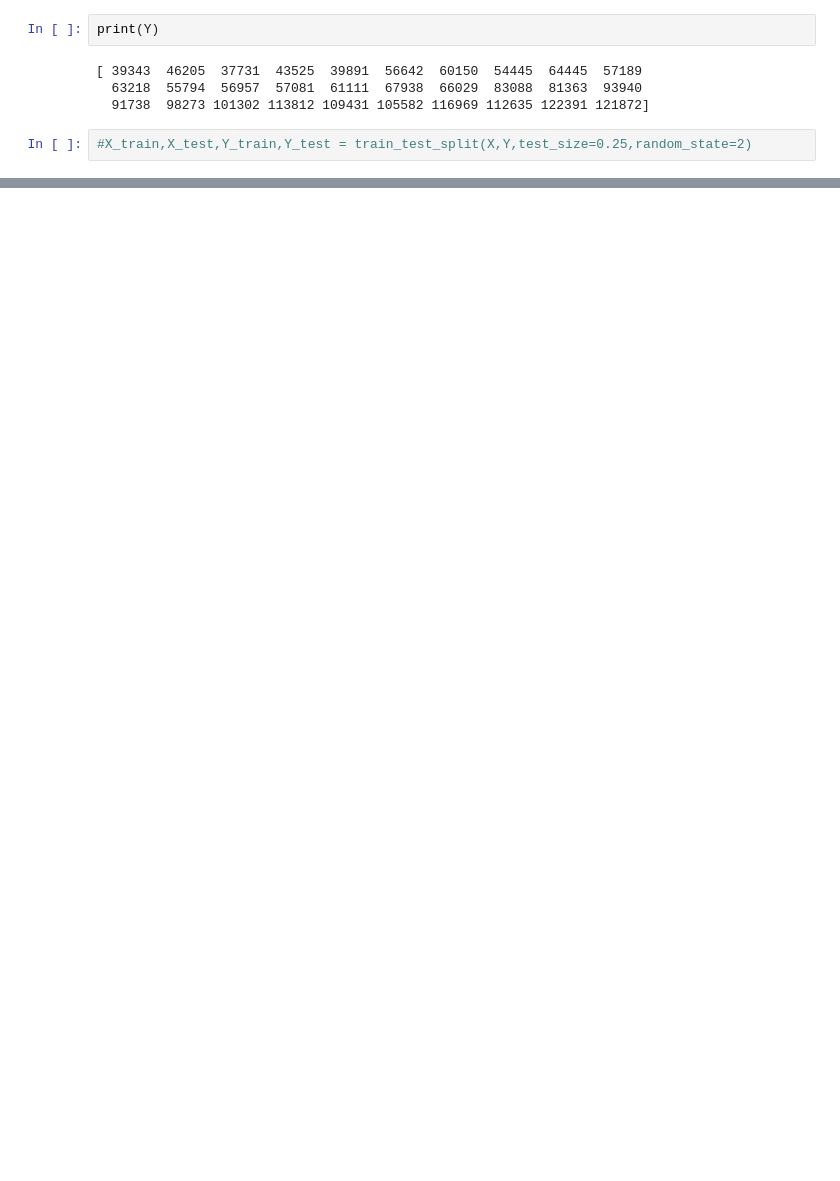
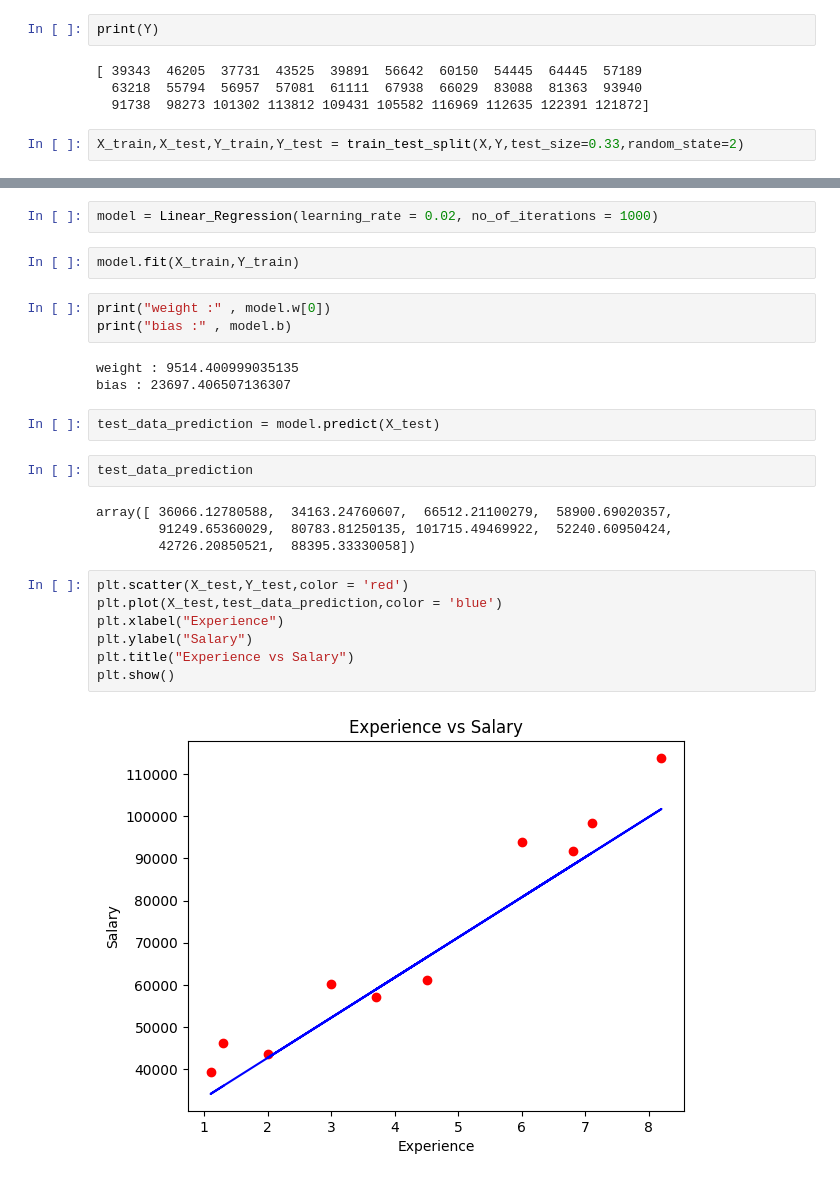
Before and after one commit to BibekRai44/basic-ml-project, a Jupyter notebook: linear-regression.ipynb, the cells around one changed output, grey strips where cells are left out. Cells and saved outputs as stored; diff of their text form; blank space fills up the shorter version.

Commit message:
model creating and fitting

```diff
--- a/linear-regression.ipynb
+++ b/linear-regression.ipynb
@@ -76,4 +90,4 @@ print(Y)
   63218  55794  56957  57081  61111  67938  66029  83088  81363  93940
   91738  98273 101302 113812 109431 105582 116969 112635 122391 121872]
 # %%
-#X_train,X_test,Y_train,Y_test = train_test_split(X,Y,test_size=0.25,random_state=2)
+X_train,X_test,Y_train,Y_test = train_test_split(X,Y,test_size=0.33,random_state=2)
@@ -79,0 +96,27 @@ print(Y)
+# %%
+model = Linear_Regression(learning_rate = 0.02, no_of_iterations = 1000)
+# %%
+model.fit(X_train,Y_train)
+# %%
+print("weight :" , model.w[0])
+print("bias :" , model.b)
+# %% [output]
+weight : 9514.400999035135
+bias : 23697.406507136307
+# %%
+test_data_prediction = model.predict(X_test)
+# %%
+test_data_prediction
+# %% [output]
+array([ 36066.12780588,  34163.24760607,  66512.21100279,  58900.69020357,
+        91249.65360029,  80783.81250135, 101715.49469922,  52240.60950424,
+        42726.20850521,  88395.33330058])
+# %%
+plt.scatter(X_test,Y_test,color = 'red')
+plt.plot(X_test,test_data_prediction,color = 'blue')
+plt.xlabel("Experience")
+plt.ylabel("Salary")
+plt.title("Experience vs Salary")
+plt.show()
+# %% [output]
+[figure, added]
```
Also changed, not shown: parts of 3 cells of this notebook.
